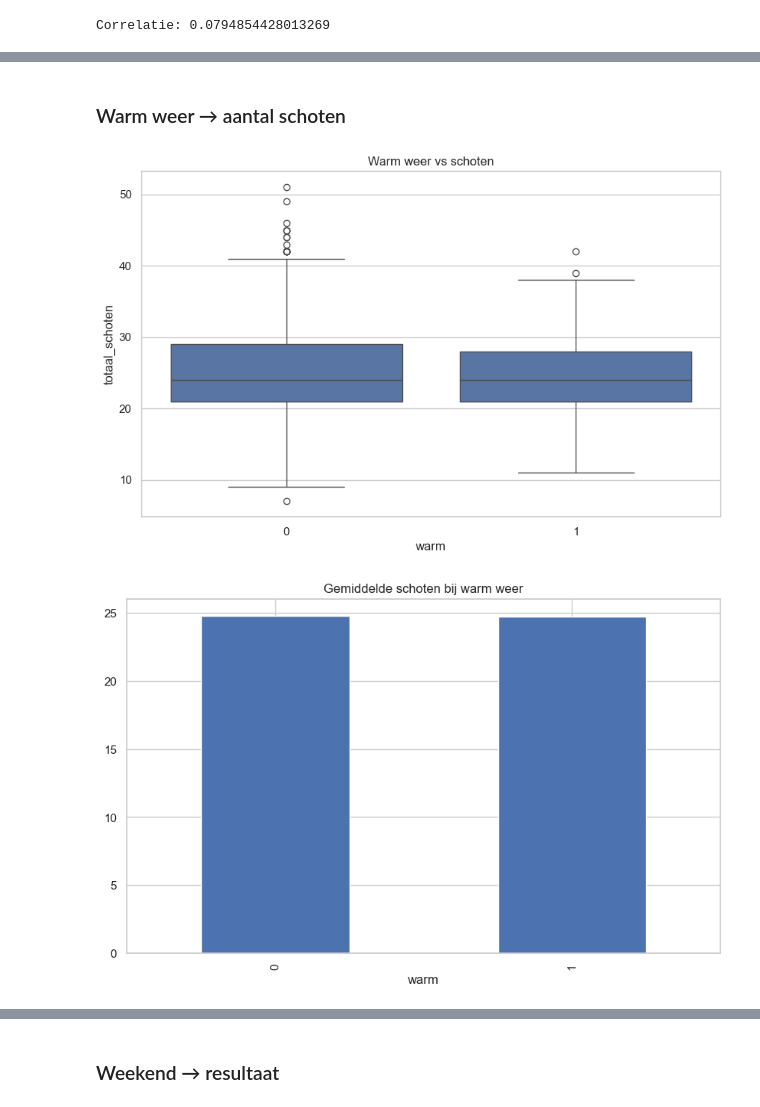
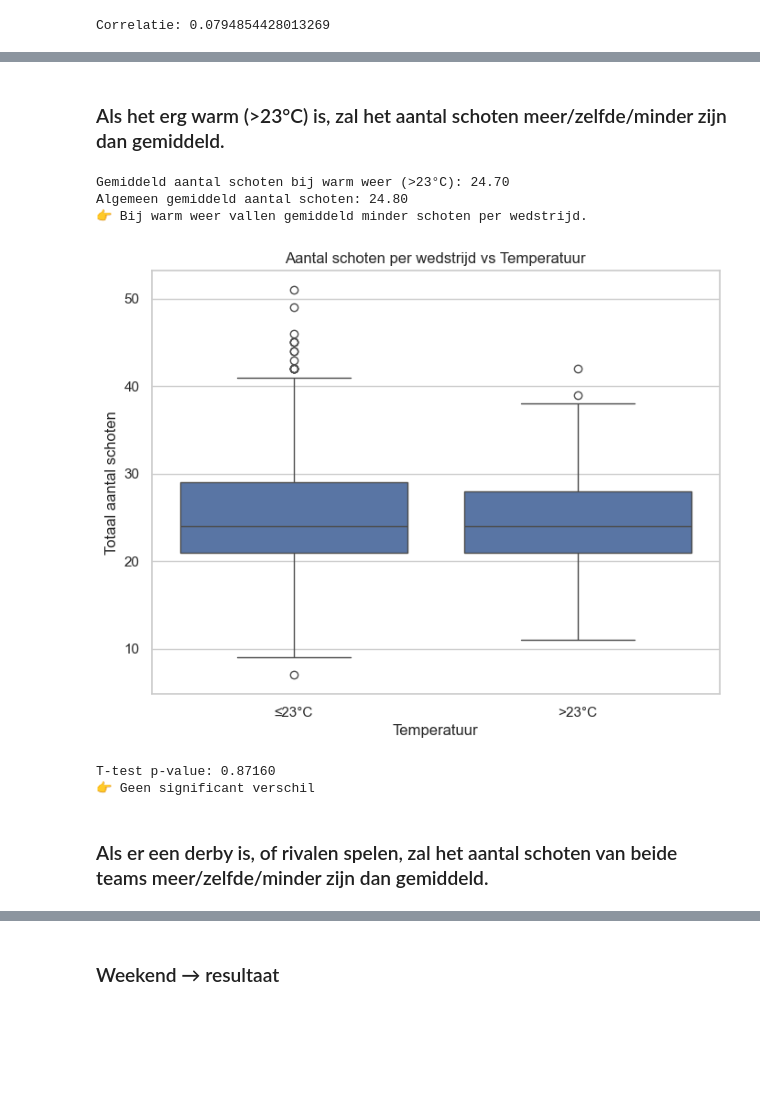
Before and after one commit to Torbendes/Bachelorproef, a Jupyter notebook: code/analyse/jpl_analyse.ipynb, the cells around one changed output, grey strips where cells are left out. Saved outputs shown, nothing was run; the diff lists cells and outputs as text; code cells hidden in the pictures; blank space fills up the shorter version.

```diff
--- a/code/analyse/jpl_analyse.ipynb
+++ b/code/analyse/jpl_analyse.ipynb
@@ -635,0 +669,13 @@ df[['wedstrijd_datum','thuis_team','uit_team','thuis_form_5','uit_form_5']].tail
+# %%
+def categorize_form(x):
+    if x < 1:
+        return 'Slecht'
+    elif x < 1.7:
+        return 'Normaal'
+    else:
+        return 'Goed'
+
+df['thuis_form_cat'] = df['thuis_form_5'].apply(categorize_form)
+df['uit_form_cat'] = df['uit_form_5'].apply(categorize_form)
+
+print(df[['thuis_form_5','thuis_form_cat','uit_form_5','uit_form_cat']].head(10))
@@ -1134,13 +1625,64 @@ Correlatie: 0.0794854428013269
 # %% [markdown]
-### Warm weer → aantal schoten
+### Als het erg warm (>23°C) is, zal het aantal schoten meer/zelfde/minder zijn dan gemiddeld.
 # %%
-sns.boxplot(x=df['warm'], y=df['totaal_schoten'])
-plt.title("Warm weer vs schoten")
+# ===============================
+# Analyse: Warm weer vs Aantal schoten
+# ===============================
+
+import pandas as pd
+import seaborn as sns
+import matplotlib.pyplot as plt
+from scipy.stats import ttest_ind
+
+# 1️⃣ Totale schoten per wedstrijd
+df['totaal_schoten'] = df['schoten_thuis'] + df['schoten_uit']
+
+# 2️⃣ Subset voor warm weer (>23°C)
+subset_warm = df[df['temperatuur_gem_c'] > 23].copy()
+
+# 3️⃣ Gemiddelden berekenen
+gemiddelde_warm = subset_warm['totaal_schoten'].mean()
+gemiddelde_algemeen = df['totaal_schoten'].mean()
+
+print(f"Gemiddeld aantal schoten bij warm weer (>23°C): {gemiddelde_warm:.2f}")
+print(f"Algemeen gemiddeld aantal schoten: {gemiddelde_algemeen:.2f}")
+
+# 4️⃣ Interpretatie (meer/minder/hetzelfde)
+if gemiddelde_warm > gemiddelde_algemeen:
+    conclusie = "meer"
+elif gemiddelde_warm < gemiddelde_algemeen:
+    conclusie = "minder"
+else:
+    conclusie = "hetzelfde"
+
+print(f"👉 Bij warm weer vallen gemiddeld {conclusie} schoten per wedstrijd.")
+
+# 5️⃣ Visualisatie
+plt.figure(figsize=(8,6))
+sns.boxplot(x=pd.cut(df['temperatuur_gem_c'], bins=[-10,23,50], labels=['≤23°C', '>23°C']),
+            y=df['totaal_schoten'])
+plt.title("Aantal schoten per wedstrijd vs Temperatuur")
+plt.xlabel("Temperatuur")
+plt.ylabel("Totaal aantal schoten")
 plt.show()
 
-df.groupby('warm')['totaal_schoten'].mean().plot(kind='bar')
-plt.title("Gemiddelde schoten bij warm weer")
-plt.show()
+# 6️⃣ Statistische test (t-test)
+groep_warm = subset_warm['totaal_schoten'].dropna()
+groep_algemeen = df['totaal_schoten'].dropna()
+
+t_stat, p = ttest_ind(groep_warm, groep_algemeen, equal_var=False)
+
+print(f"\nT-test p-value: {p:.5f}")
+if p < 0.05:
+    print("👉 Verschil is statistisch significant")
+else:
+    print("👉 Geen significant verschil")
 # %% [output]
+Gemiddeld aantal schoten bij warm weer (>23°C): 24.70
+Algemeen gemiddeld aantal schoten: 24.80
+👉 Bij warm weer vallen gemiddeld minder schoten per wedstrijd.
-[figure, old version]
+[figure, new version]
-[figure, removed]
+T-test p-value: 0.87160
+👉 Geen significant verschil
+# %% [markdown]
+### Als er een derby is, of rivalen spelen, zal het aantal schoten van beide teams meer/zelfde/minder zijn dan gemiddeld.
```
Also changed, not shown: parts of 38 cells of this notebook.
